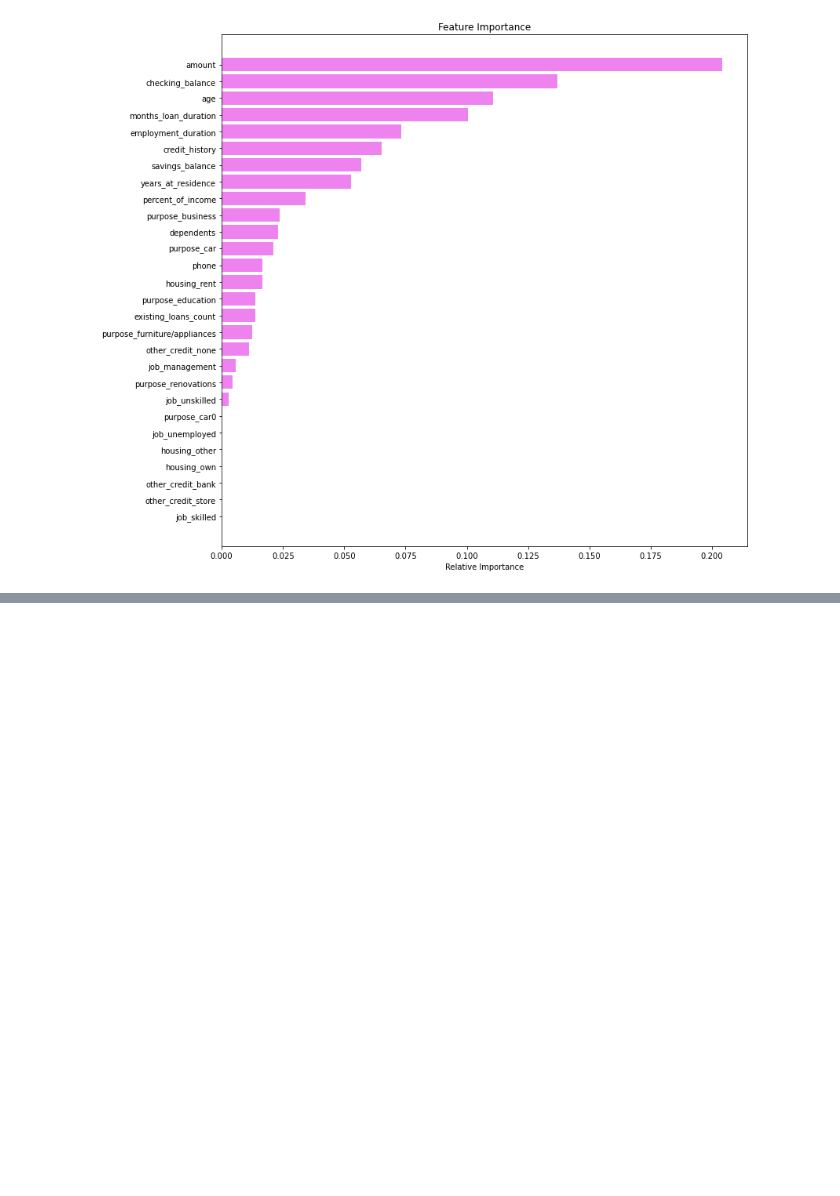
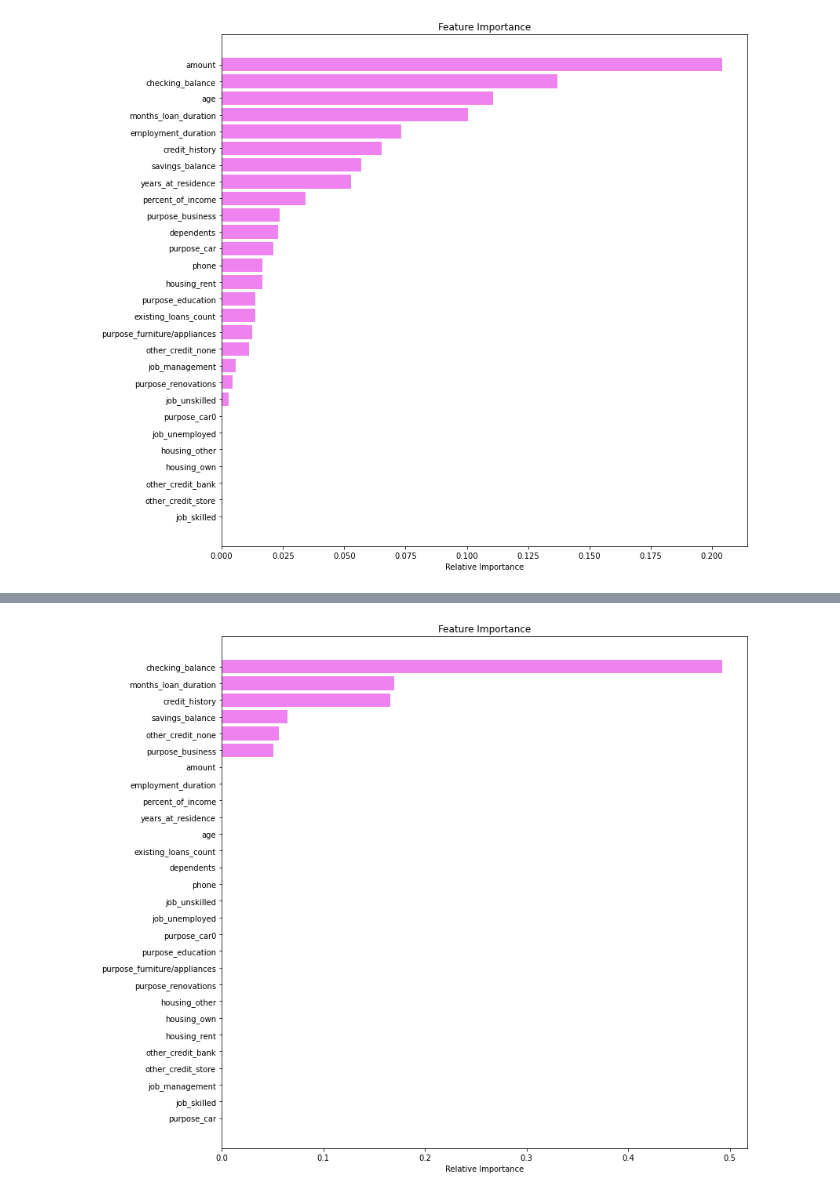
Before and after one commit to lavmot-ms/PG-AIML, a Jupyter notebook: prework/Decision Trees.ipynb, the cells around one changed output, grey strips where cells are left out. Cells and saved outputs as stored; diff of their text form; code cells hidden in the pictures; blank space fills up the shorter version.

```diff
--- a/prework/Decision Trees.ipynb
+++ b/prework/Decision Trees.ipynb
@@ -261,15 +267,18 @@ age                           0.110746
 checking_balance              0.136840
 amount                        0.204163
 # %%
-importances = dTree.feature_importances_
-indices = np.argsort(importances)
+def DisplayImportanceChart(model):
+    importances = model.feature_importances_
+    indices = np.argsort(importances)
 
-plt.figure(figsize=(12, 12))
-plt.title('Feature Importance')
-plt.barh(range(len(indices)), importances[indices], color='violet', align='center')
-plt.yticks(range(len(indices)), [feature_names[i] for i in indices])
-plt.xlabel('Relative Importance')
-plt.show()
+    plt.figure(figsize=(12, 12))
+    plt.title('Feature Importance')
+    plt.barh(range(len(indices)), importances[indices], color='violet', align='center')
+    plt.yticks(range(len(indices)), [feature_names[i] for i in indices])
+    plt.xlabel('Relative Importance')
+    plt.show()
+
+DisplayImportanceChart(dTree)
 # %% [output]
 [figure]
 # %%
@@ -277,0 +330,4 @@ plt.show()
+# %%
+DisplayImportanceChart(dTree1)
+# %% [output]
+[figure, added]
```
Also changed, not shown: parts of 7 cells of this notebook, 1 other file.
